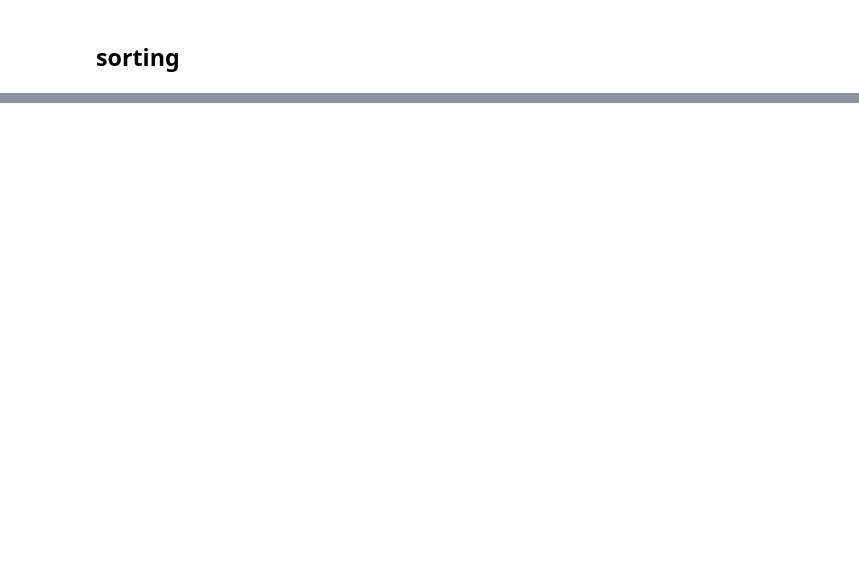
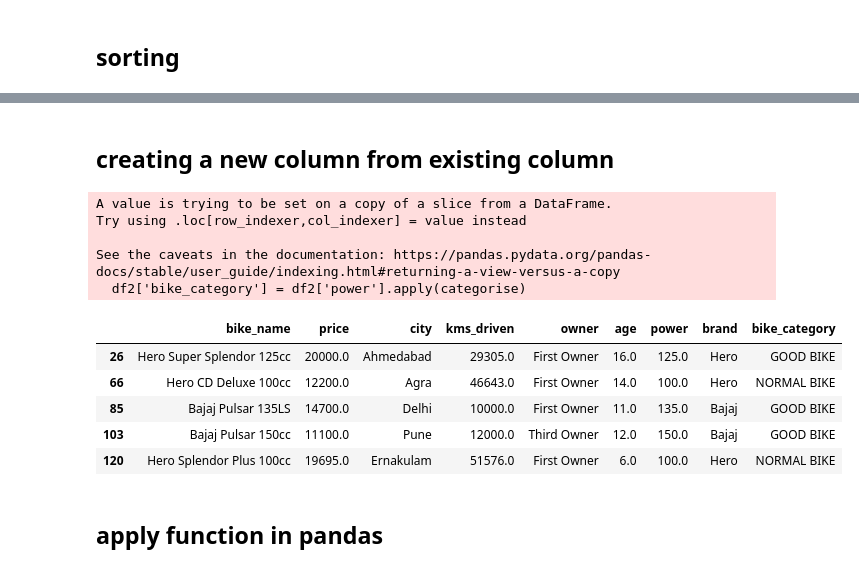
Before and after one commit to upflairs-pvt-ltd/jecrc-AI_ML_example-27thsep2023, a Jupyter notebook: pandas/pandas material.ipynb, the cells around one changed output, grey strips where cells are left out. Saved outputs shown, nothing was run; the diff lists cells and outputs as text; code cells hidden in the pictures; blank space fills up the shorter version.

Commit message:
pandas examples adding

```diff
--- a/pandas/pandas material.ipynb
+++ b/pandas/pandas material.ipynb
@@ -372,0 +369,31 @@ df2.sort_values('price',ascending=False).head(20)
+# %% [markdown]
+## creating a new column from existing column
+# %%
+pd.set_option('display.max_columns',20)
+# %%
+def categorise(x):
+    if x == 100:
+        return "NORMAL BIKE"
+    elif (x <100) and (x <= 135):
+        return "AVERAGE BIKE"
+    else:
+        return "GOOD BIKE"
+# %%
+df2['bike_category'] = df2['power'].apply(categorise)
+# %% [output]
+A value is trying to be set on a copy of a slice from a DataFrame.
+Try using .loc[row_indexer,col_indexer] = value instead
+
+See the caveats in the documentation: https://pandas.pydata.org/pandas-docs/stable/user_guide/indexing.html#returning-a-view-versus-a-copy
+  df2['bike_category'] = df2['power'].apply(categorise)
+# %%
+df2.head()
+# %% [output]
+|  | bike_name | price | city | kms_driven | owner | age | power | brand | bike_category |
+| 26 | Hero Super Splendor 125cc | 20000.0 | Ahmedabad | 29305.0 | First Owner | 16.0 | 125.0 | Hero | GOOD BIKE |
+| 66 | Hero CD Deluxe 100cc | 12200.0 | Agra | 46643.0 | First Owner | 14.0 | 100.0 | Hero | NORMAL BIKE |
+| 85 | Bajaj Pulsar 135LS | 14700.0 | Delhi | 10000.0 | First Owner | 11.0 | 135.0 | Bajaj | GOOD BIKE |
+| 103 | Bajaj Pulsar 150cc | 11100.0 | Pune | 12000.0 | Third Owner | 12.0 | 150.0 | Bajaj | GOOD BIKE |
+| 120 | Hero Splendor Plus 100cc | 19695.0 | Ernakulam | 51576.0 | First Owner | 6.0 | 100.0 | Hero | NORMAL BIKE |
+# %% [markdown]
+## apply function in pandas
```
Also changed, not shown: parts of 21 cells of this notebook, 2 other files.
